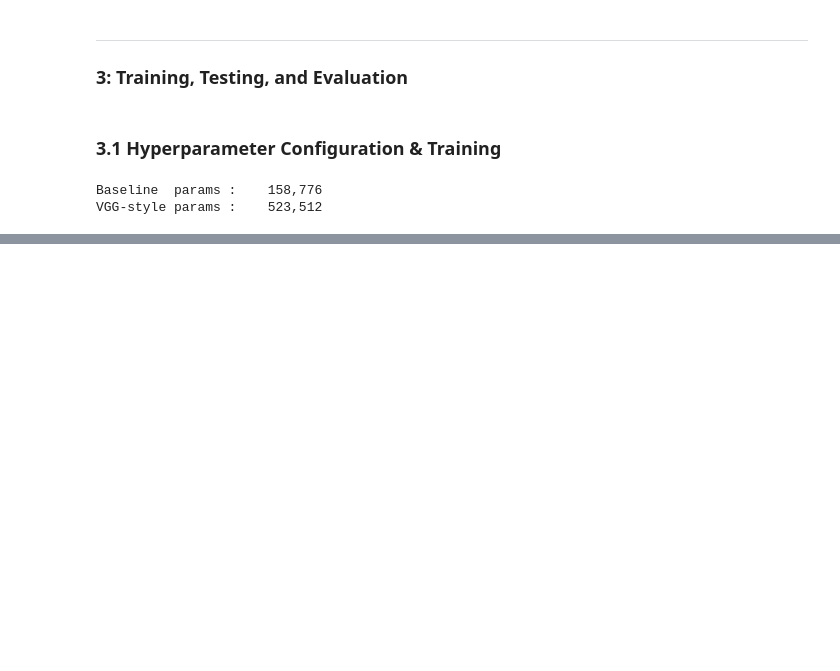
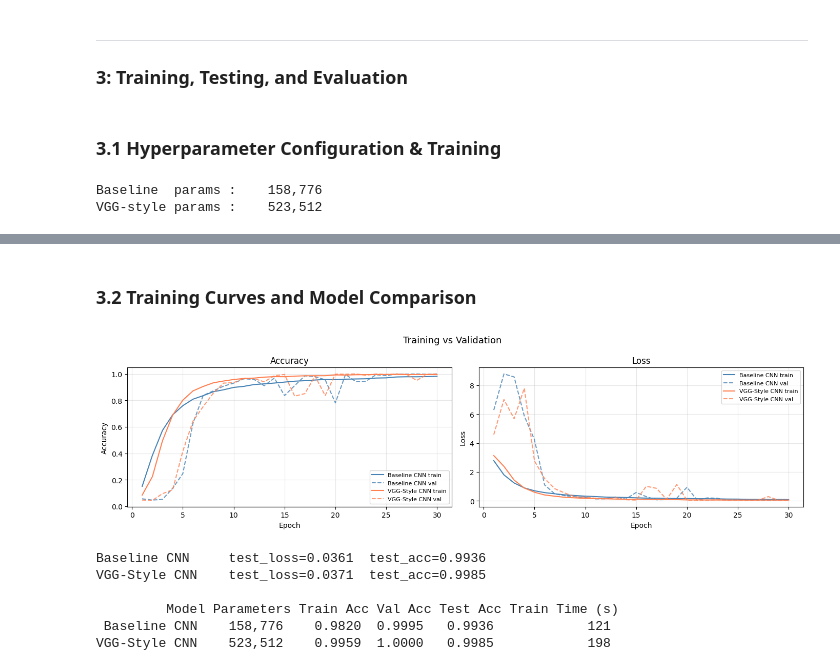
Before and after one commit to Ashonet/CSCU9M6, a Jupyter notebook: CSCU9M6_Assignment.ipynb, the cells around one changed output, grey strips where cells are left out. Saved outputs shown, nothing was run; the diff lists cells and outputs as text; code cells hidden in the pictures; blank space fills up the shorter version.

```diff
--- a/CSCU9M6_Assignment.ipynb
+++ b/CSCU9M6_Assignment.ipynb
@@ -409,0 +446,57 @@ print(f"\nVGG-style training time: {vgg_time:.0f}s")
+# %% [markdown]
+### 3.2 Training Curves and Model Comparison
+# %%
+def plot_history(histories, names, metric='accuracy'):
+    fig, axes = plt.subplots(1, 2, figsize=(14, 4))
+    for hist, name, color in zip(histories, names, ['steelblue', 'coral', 'mediumseagreen']):
+        h = hist.history
+        epochs = range(1, len(h[metric]) + 1)
+        axes[0].plot(epochs, h[metric],       '-',  color=color, label=f"{name} train")
+        axes[0].plot(epochs, h[f'val_{metric}'], '--', color=color, label=f"{name} val", alpha=0.8)
+        axes[1].plot(epochs, h['loss'],       '-',  color=color, label=f"{name} train")
+        axes[1].plot(epochs, h['val_loss'],   '--', color=color, label=f"{name} val", alpha=0.8)
+
+    for ax, title in zip(axes, ['Accuracy', 'Loss']):
+        ax.set_xlabel("Epoch"); ax.set_title(title)
+        ax.legend(fontsize=8); ax.grid(alpha=0.3)
+    axes[0].set_ylabel("Accuracy"); axes[1].set_ylabel("Loss")
+    plt.suptitle("Training vs Validation", fontsize=13)
+    plt.tight_layout()
+    plt.savefig("training_curves.png", dpi=120, bbox_inches='tight')
+    plt.show()
+
+plot_history([hist_baseline, hist_vgg],
+             ['Baseline CNN', 'VGG-Style CNN'])
+# %% [output]
+[figure, added]
+# %%
+# Comparison table
+def best_val_acc(hist):
+    return max(hist.history['val_accuracy'])
+
+results = {
+    'Model':         ['Baseline CNN', 'VGG-Style CNN'],
+    'Parameters':    [f"{param_count(baseline):,}", f"{param_count(vgg):,}"],
+    'Train Acc':     [f"{max(hist_baseline.history['accuracy']):.4f}",
+                      f"{max(hist_vgg.history['accuracy']):.4f}"],
+    'Val Acc':       [f"{best_val_acc(hist_baseline):.4f}",
+                      f"{best_val_acc(hist_vgg):.4f}"],
+    'Test Acc':      ['—', '—'],   # filled below
+    'Train Time (s)':[f"{baseline_time:.0f}", f"{vgg_time:.0f}"],
+}
+
+# Evaluate on test set
+for model, name, key in [(baseline, 'Baseline CNN', 0), (vgg, 'VGG-Style CNN', 1)]:
+    loss, acc = model.evaluate(X_test, y_test, verbose=0)
+    results['Test Acc'][key] = f"{acc:.4f}"
+    print(f"{name:15s}  test_loss={loss:.4f}  test_acc={acc:.4f}")
+
+df_results = pd.DataFrame(results)
+print("\n", df_results.to_string(index=False))
+# %% [output]
+Baseline CNN     test_loss=0.0361  test_acc=0.9936
+VGG-Style CNN    test_loss=0.0371  test_acc=0.9985
+
+         Model Parameters Train Acc Val Acc Test Acc Train Time (s)
+ Baseline CNN    158,776    0.9820  0.9995   0.9936            121
+VGG-Style CNN    523,512    0.9959  1.0000   0.9985            198
```
Also changed, not shown: parts of 8 cells of this notebook.
